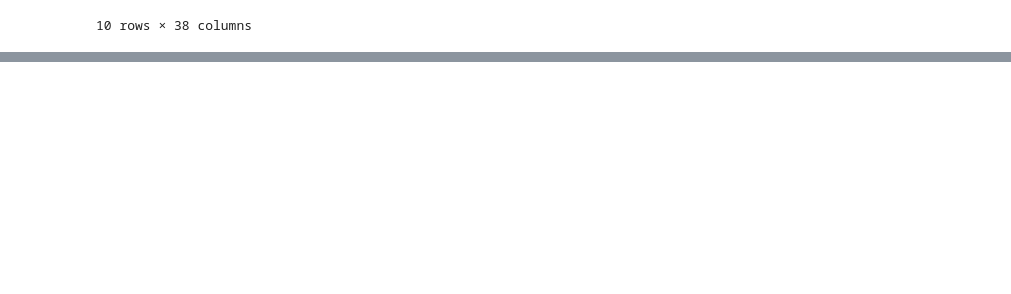
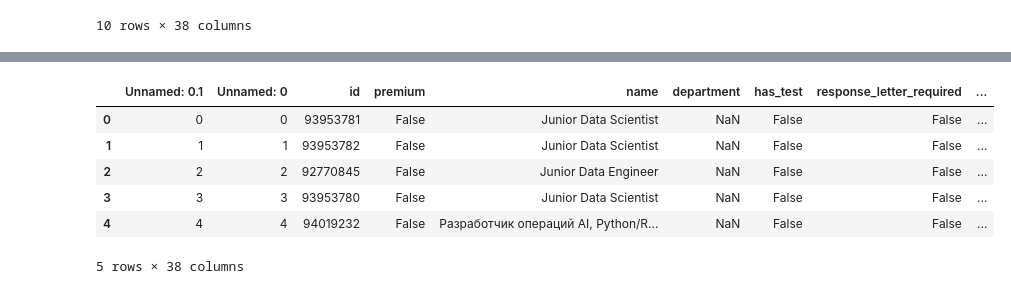
Before and after one commit to sashhhaka/HH-VacancyAnalysis, a Jupyter notebook: parser.ipynb, the cells around one changed output, grey strips where cells are left out. Cells and saved outputs as stored; diff of their text form; code cells hidden in the pictures; blank space fills up the shorter version.

```diff
--- a/parser.ipynb
+++ b/parser.ipynb
@@ -80,0 +111,11 @@ memory usage: 570.1+ KB
+# %%
+df = pd.read_csv("data/all_data.csv")
+df.head()
+# %% [output]
+|  | Unnamed: 0.1 | Unnamed: 0 | id | premium | name | department | has_test | response_letter_required | ... |
+| 0 | 0 | 0 | 93953781 | False | Junior Data Scientist | NaN | False | False | ... |
+| 1 | 1 | 1 | 93953782 | False | Junior Data Scientist | NaN | False | False | ... |
+| 2 | 2 | 2 | 92770845 | False | Junior Data Engineer | NaN | False | False | ... |
+| 3 | 3 | 3 | 93953780 | False | Junior Data Scientist | NaN | False | False | ... |
+| 4 | 4 | 4 | 94019232 | False | Разработчик операций AI, Python/R... | NaN | False | False | ... |
+5 rows × 38 columns
```
Also changed, not shown: parts of 4 cells of this notebook, 1 other file.
